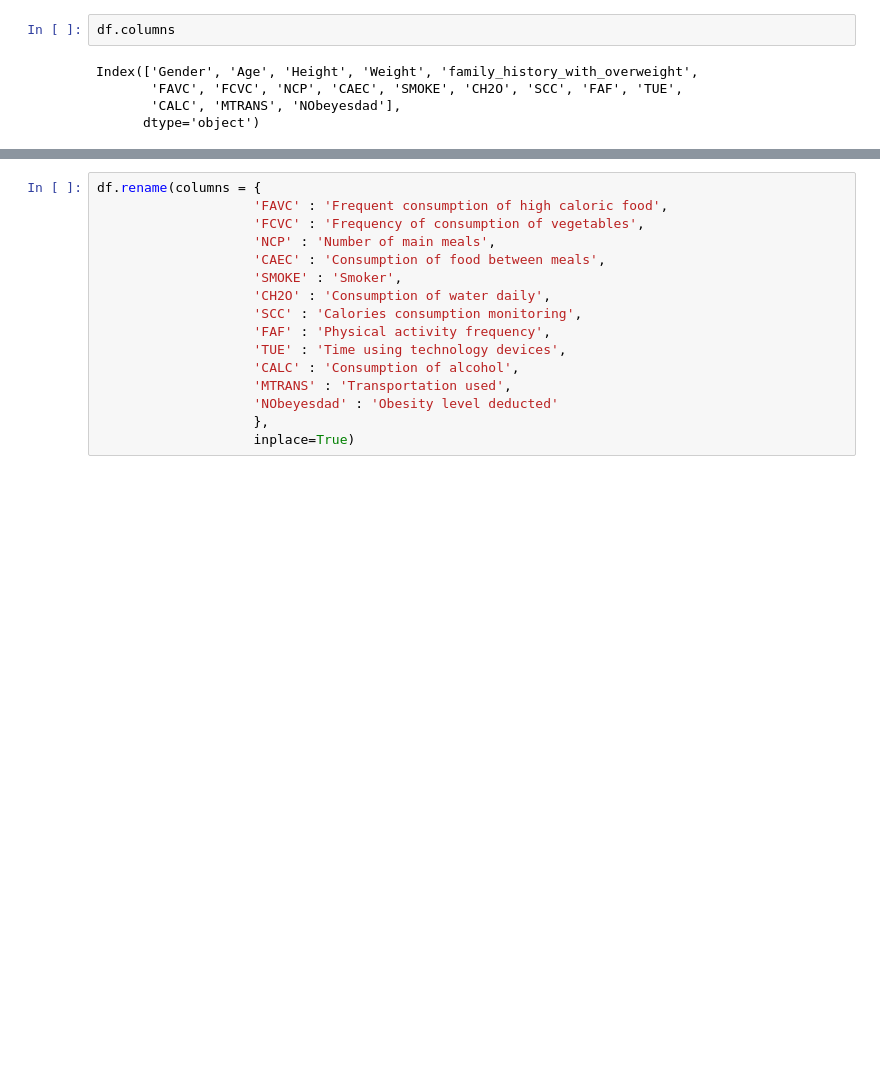
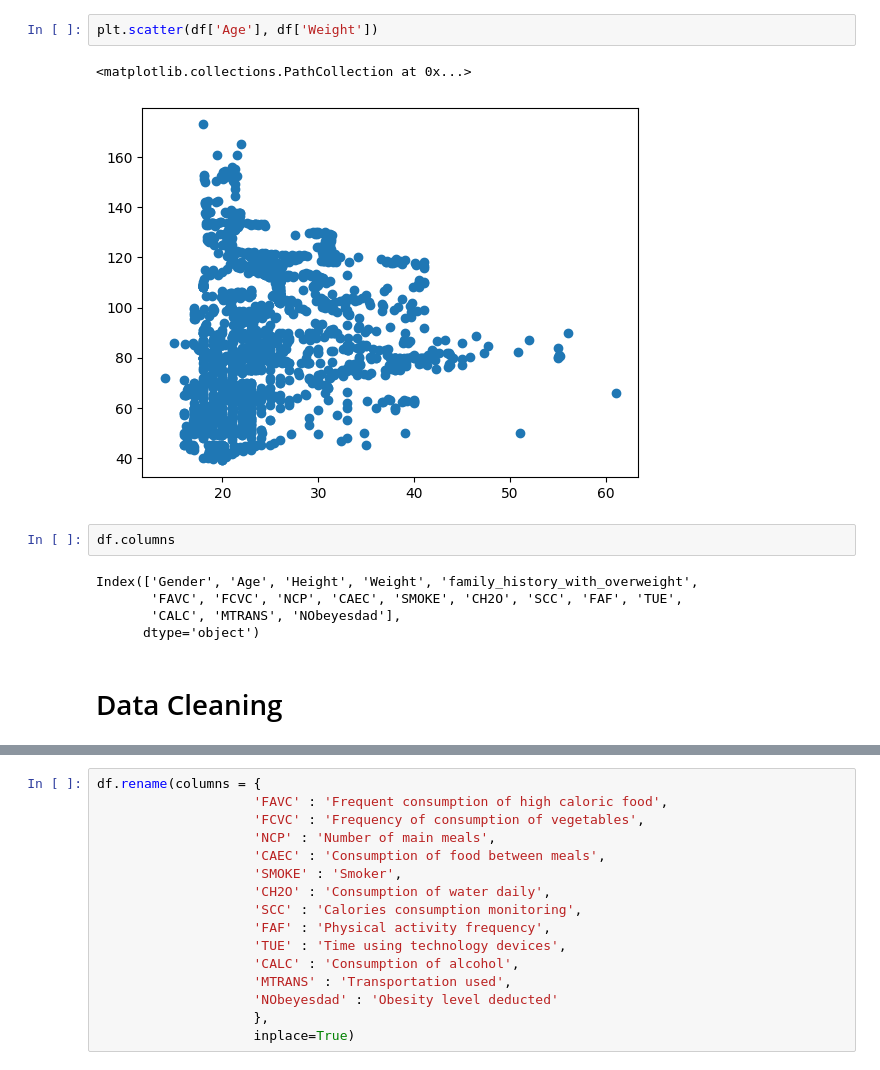
Before and after one commit to HarjitG/Obesity_Classifier, a Jupyter notebook: main.ipynb, the cells around one changed output, grey strips where cells are left out. Saved outputs shown, nothing was run; the diff lists cells and outputs as text; blank space fills up the shorter version.

```diff
--- a/main.ipynb
+++ b/main.ipynb
@@ -15,3 +62,8 @@ df.head()
+# %%
+plt.scatter(df['Age'], df['Weight'])
+# %% [output]
+<matplotlib.collections.PathCollection at 0x...>
+[figure, added]
 # %%
 df.columns
 # %% [output]
@@ -19,3 +71,5 @@ Index(['Gender', 'Age', 'Height', 'Weight', 'family_history_with_overweight',
        'FAVC', 'FCVC', 'NCP', 'CAEC', 'SMOKE', 'CH2O', 'SCC', 'FAF', 'TUE',
        'CALC', 'MTRANS', 'NObeyesdad'],
       dtype='object')
+# %% [markdown]
+# Data Cleaning
```
Also changed, not shown: parts of 28 cells of this notebook.
